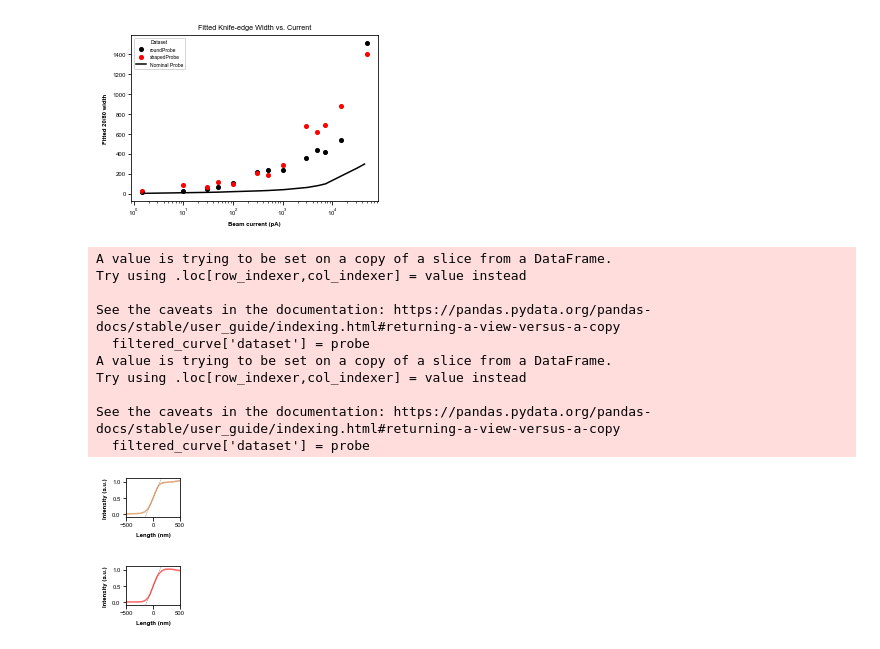
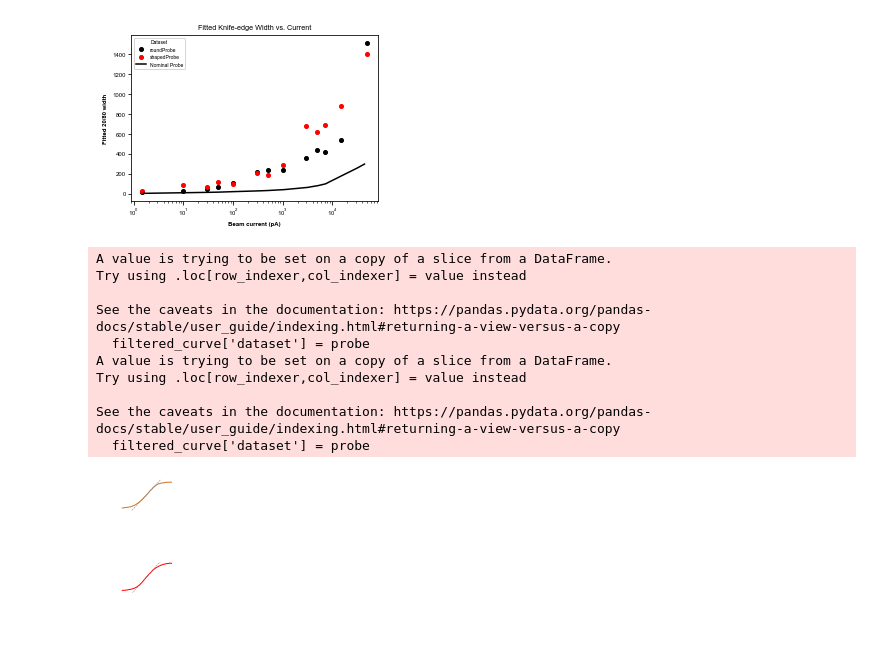
Before and after one commit to CraignRush/beamshape-manuscript, a Jupyter notebook: beamshaping_knife-edge_measurements.ipynb, the cells around one changed output. Cells and saved outputs as stored; diff of their text form; code cells hidden in the pictures.

```diff
--- a/beamshaping_knife-edge_measurements.ipynb
+++ b/beamshaping_knife-edge_measurements.ipynb
@@ -28,7 +28,7 @@ matplotlib.pyplot.rcParams.update({
 })
 # %%
 nominal_sizes = pd.read_excel(
-    './Knife-Edge-Measurement.xlsx',
+    './beamshaping_knife-edge_FIB_values.xlsx',
     sheet_name='Sheet1',
     header=2,
     usecols=[4, 1]
@@ -275,6 +275,8 @@ def plot_fit_lines(curves_df, fit_df, xlim=(-300, 300), ylim=(0, 1), figsize=(8,
     """
     fig, ax = plt.subplots(figsize=figsize)
 
+    for name, grp in curves_df.groupby('name'):
+        ax.plot(grp['x_shifted'], grp['y_norm'],linewidth=1, label=f"{name} data", alpha=1)
 
     # Overlay fit lines
     x_vals = np.linspace(xlim[0], xlim[1], 200)
@@ -288,15 +290,14 @@ def plot_fit_lines(curves_df, fit_df, xlim=(-300, 300), ylim=(0, 1), figsize=(8,
                 label=f"{nm} fit (m={m:.3e})",
                 linewidth=0.5, color='gray')
 
-    for name, grp in curves_df.groupby('name'):
-        ax.plot(grp['x_shifted'], grp['y_norm'],linewidth=1.5, label=f"{name} data", alpha=0.6)
+
 
     #ax.axvline(0, linestyle='--', color='gray', linewidth=1)
     #ax.axhline(0.5, linestyle='--', color='gray', linewidth=1)
     ax.set_xlim(*xlim)
     ax.set_ylim(*ylim)
-    ax.set_xlabel('Length (nm)')
-    ax.set_ylabel('Intensity (a.u.)')
+    ax.set_xlabel('Length (nm)', fontsize=6)
+    ax.set_ylabel('Intensity (a.u.)', fontsize=6)
     #ax.set_title('Aligned Curves with Linear Fits at y≈0.5 for ' + dataset )
     #ax.legend(fontsize='small', ncol=2)
     fig.tight_layout()
@@ -452,37 +453,55 @@ for probe in ['oundProbe', 'hapedProbe']:
     filtered_fit = combined_fit[
         (combined_fit['current_pA'] == current) &
         (combined_fit['dataset'].str.contains(probe))
         ]
-    fig, ax = plot_fit_lines(filtered_curve, filtered_fit, xlim=(-501, 501), ylim=(-0.1, 1.1), figsize=(4*0.33,3*0.33))
+    fig, ax = plot_fit_lines(filtered_curve, filtered_fit, xlim=(-251, 251), ylim=(-0.1, 1.1), figsize=(4*0.3,3*0.3))
     lines = ax.get_lines()
     if probe == 'oundProbe':
         if len(lines) >= 2:
-            lines[1].set_color('#cf782c')    # Set first line to red
-            lines[0].set_color('grey')   # Set second line to blue
+            lines[0].set_color('#cf782c')    # Set first line to red
+            lines[1].set_color('grey')   # Set second line to blue
     else:
         if len(lines) >= 2:
-            lines[1].set_color('r')    # Set first line to red
-            lines[0].set_color('grey')   # Set second line to blue
+            lines[0].set_color('r')    # Set first line to red
+            lines[1].set_color('grey')   # Set second line to blue
+
+
+        # Set tick color and label color to white
+    ax.tick_params(axis='both', colors='white')
+    ax.xaxis.label.set_color('white')
+    ax.yaxis.label.set_color('white')
+
+    # Set spine (border) colors to white
+    for spine in ax.spines.values():
+        spine.set_color('white')
+
+    # Set title color to white (if used)
+    ax.title.set_color('white')
+
+    # Optional: change text objects to white
+    for text in ax.texts:
+        text.set_color('white')
 
     fig.tight_layout()
+    fig.show()
     if probe == 'oundProbe':
         fig.savefig('beamshaping_knife-edge_raw_data_fit_roundProbe_single.png',dpi=600)
         fig.savefig('beamshaping_knife-edge_raw_data_fit_roundProbe_single.pdf',dpi=600, bbox_inches='tight',transparent=True)
 
     else:
         fig.savefig('beamshaping_knife-edge_raw_data_fit_shapedProbe_single.png',dpi=600)
         fig.savefig('beamshaping_knife-edge_raw_data_fit_shapedProbe_single.pdf',dpi=600, bbox_inches='tight',transparent=True)
     fig.show()
 # %% [output]
 A value is trying to be set on a copy of a slice from a DataFrame.
 Try using .loc[row_indexer,col_indexer] = value instead
 
 See the caveats in the documentation: https://pandas.pydata.org/pandas-docs/stable/user_guide/indexing.html#returning-a-view-versus-a-copy
   filtered_curve['dataset'] = probe
 A value is trying to be set on a copy of a slice from a DataFrame.
 Try using .loc[row_indexer,col_indexer] = value instead
 
 See the caveats in the documentation: https://pandas.pydata.org/pandas-docs/stable/user_guide/indexing.html#returning-a-view-versus-a-copy
   filtered_curve['dataset'] = probe
-[figure, old version]
+[figure, new version]
-[figure, old version]
+[figure, new version]
```
Also changed, not shown: parts of 4 cells of this notebook, 1 other file.
